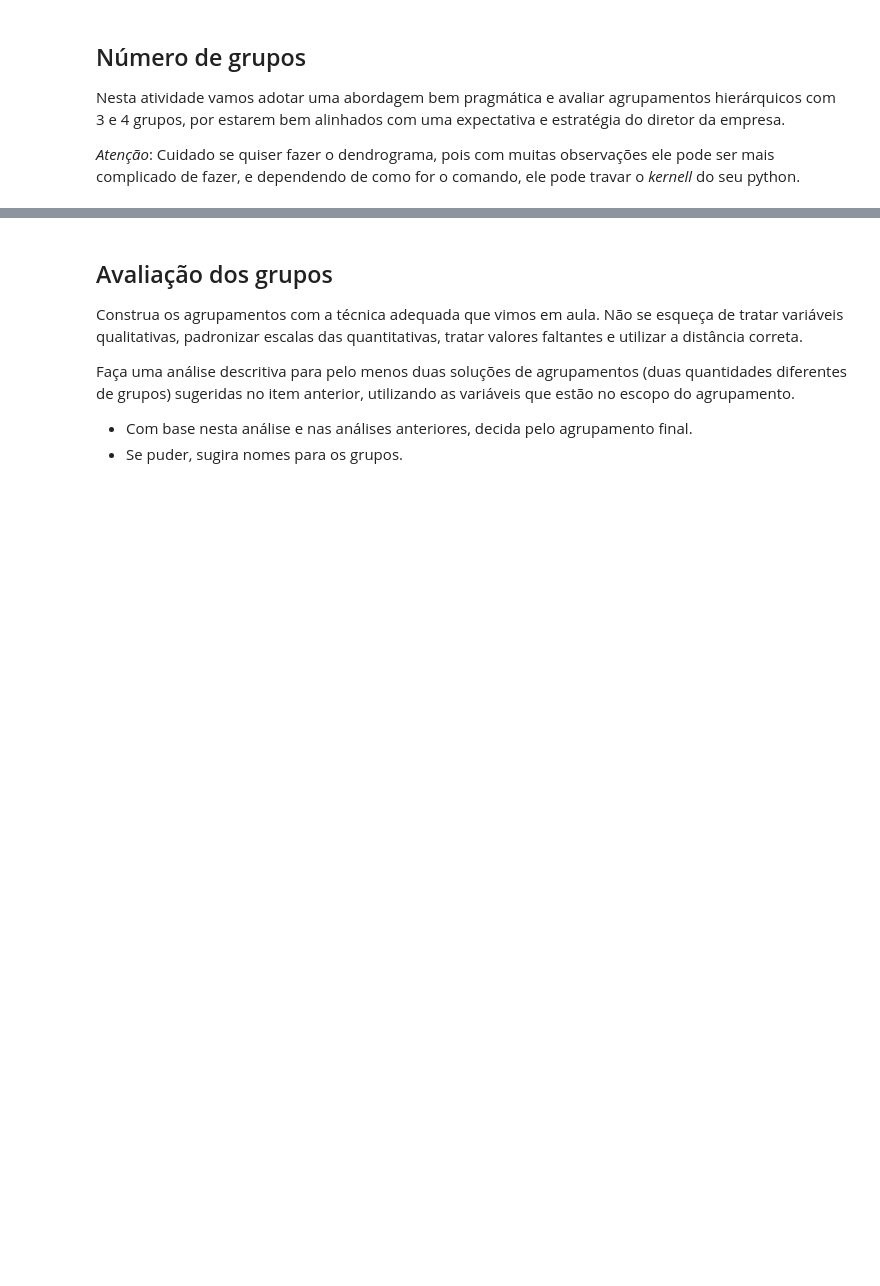
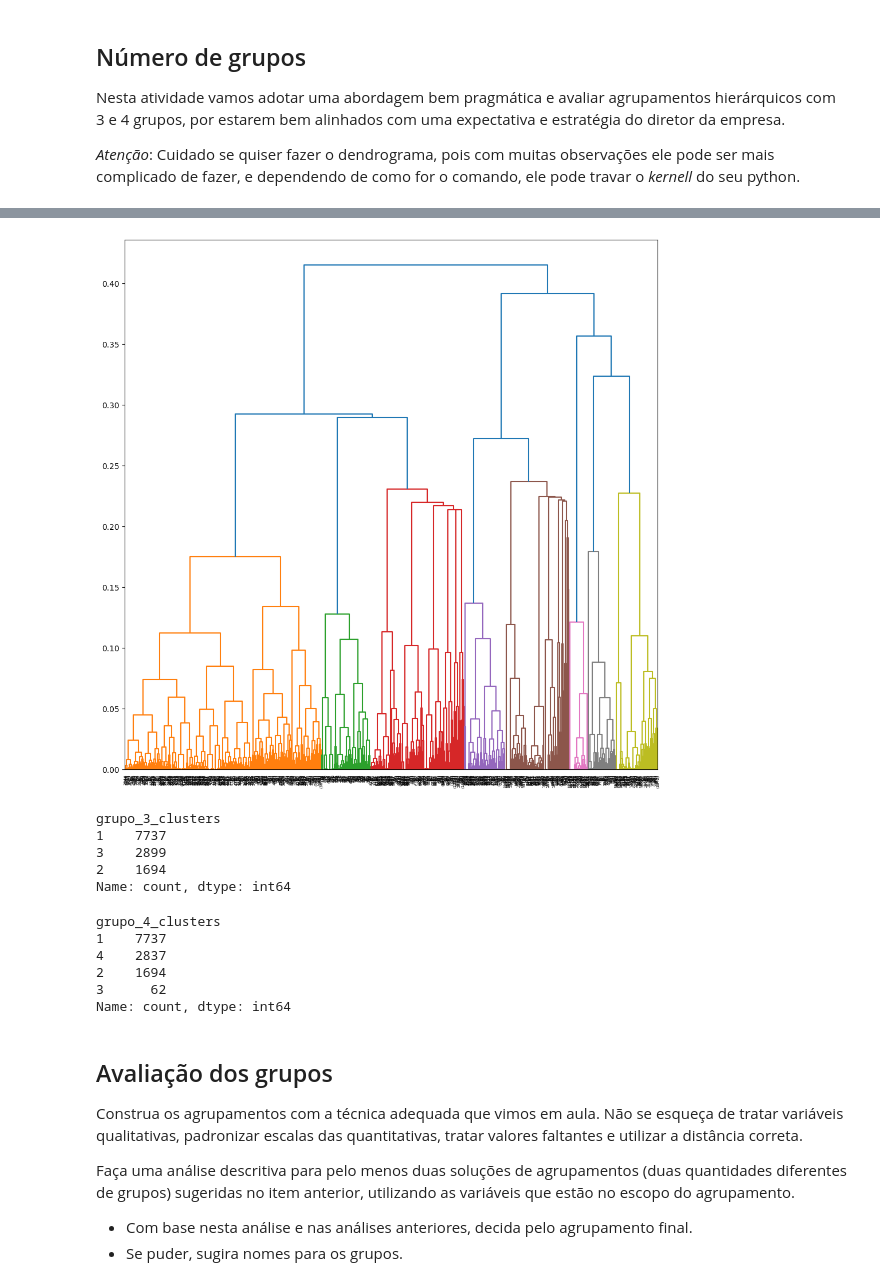
Before and after one commit to PedroHang/Agglomerative-Clustering, a Jupyter notebook: mod30_tarefa02.ipynb, the cells around one changed output, grey strips where cells are left out. Saved outputs shown, nothing was run; the diff lists cells and outputs as text; code cells hidden in the pictures; blank space fills up the shorter version.

```diff
--- a/mod30_tarefa02.ipynb
+++ b/mod30_tarefa02.ipynb
@@ -240,3 +243,8 @@ df2.shape
 Nesta atividade vamos adotar uma abordagem bem pragmática e avaliar agrupamentos hierárquicos com 3 e 4 grupos, por estarem bem alinhados com uma expectativa e estratégia do diretor da empresa.
 
 *Atenção*: Cuidado se quiser fazer o dendrograma, pois com muitas observações ele pode ser mais complicado de fazer, e dependendo de como for o comando, ele pode travar o *kernell* do seu python.
+# %%
+%%time
+distancia_gower = gower_matrix(df2, cat_features=vars_cat) # Demora bastante para executar, somente rode a célula caso necessário
+# %%
+gdv = squareform(distancia_gower,force='tovector') # Converte uma matriz de distâncias para um vetor
@@ -242,0 +255,5 @@ Nesta atividade vamos adotar uma abordagem bem pragmática e avaliar agrupamento
+# %%
+%%time
+Z = linkage(gdv, method='complete')
+Z_df = pd.DataFrame(Z, columns=['id1','id2','dist','n'])
+Z_df.head(10)
@@ -243,3 +274,34 @@ Nesta atividade vamos adotar uma abordagem bem pragmática e avaliar agrupamento
+# %%
+fig, axs = plt.subplots(1, 1, figsize=(12, 12))
+dn = dendrogram(
+    Z,
+    truncate_mode='level',  # Truncate to the top p levels
+    p=10,  # Show only the top 5 levels
+    show_leaf_counts=True,  # Show the number of observations in each cluster leaf
+    ax=axs,  # Use the created axes
+    color_threshold=.24  # Set the color threshold
+)
+# %% [output]
+[figure, added]
+# %%
+df2['grupo_3_clusters'] = fcluster(Z, 3, criterion='maxclust')
+df2['grupo_3_clusters'].value_counts()
+# %% [output]
+grupo_3_clusters
+1    7737
+3    2899
+2    1694
+Name: count, dtype: int64
+# %%
+df2['grupo_4_clusters'] = fcluster(Z, 4, criterion='maxclust')
+df2['grupo_4_clusters'].value_counts()
+# %% [output]
+grupo_4_clusters
+1    7737
+4    2837
+2    1694
+3      62
+Name: count, dtype: int64
 # %% [markdown]
 ## Avaliação dos grupos
 
```
Also changed, not shown: parts of 10 cells of this notebook, 4 other files.
